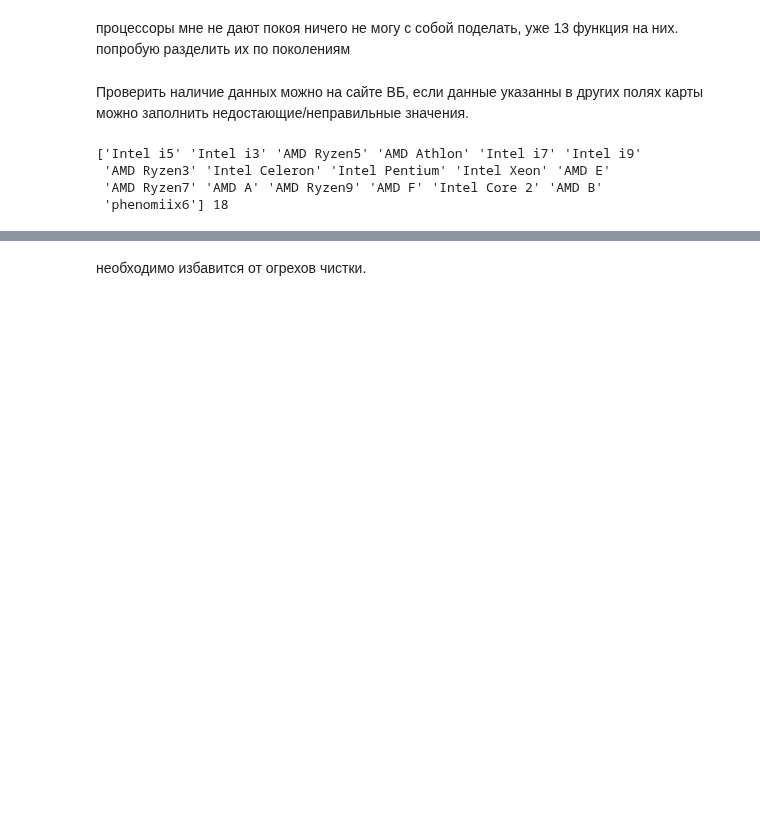
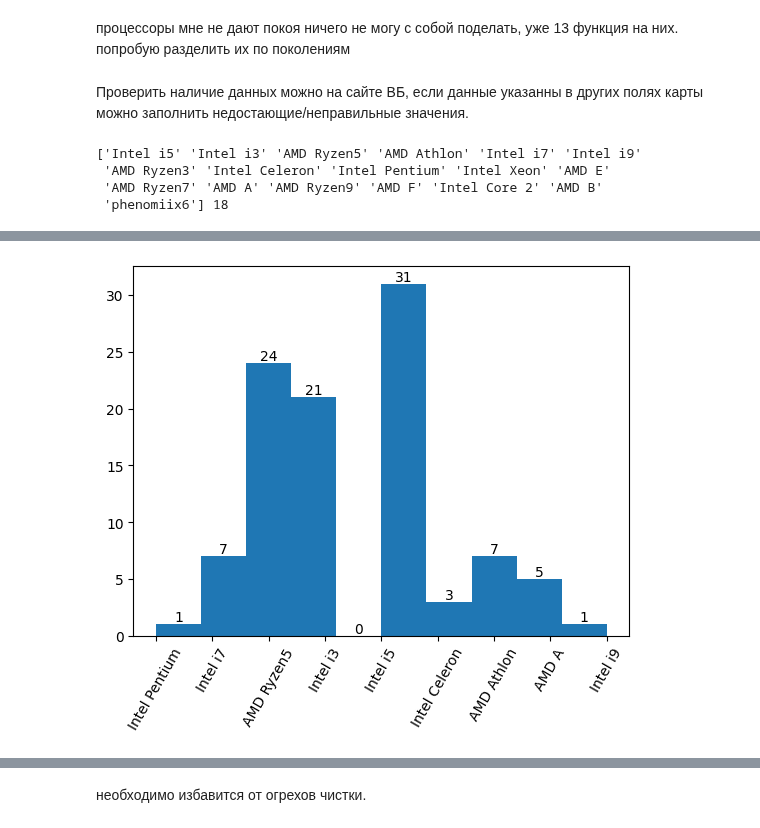
Before and after one commit to EZSib/data_-analytics2023, a Jupyter notebook: practice_eda_Efim.ipynb, the cells around one changed output, grey strips where cells are left out. Cells and saved outputs as stored; diff of their text form; code cells hidden in the pictures; blank space fills up the shorter version.

```diff
--- a/practice_eda_Efim.ipynb
+++ b/practice_eda_Efim.ipynb
@@ -669,0 +700,7 @@ print(ds['Процессор'].unique(), len(ds['Процессор'].unique()))
+# %%
+counts, edges, bars = plt.hist(top100['Процессор'])
+plt.xticks(rotation= 60)
+plt.bar_label(bars)
+plt.show()
+# %% [output]
+[figure, added]
```
Also changed, not shown: parts of 8 cells of this notebook.
